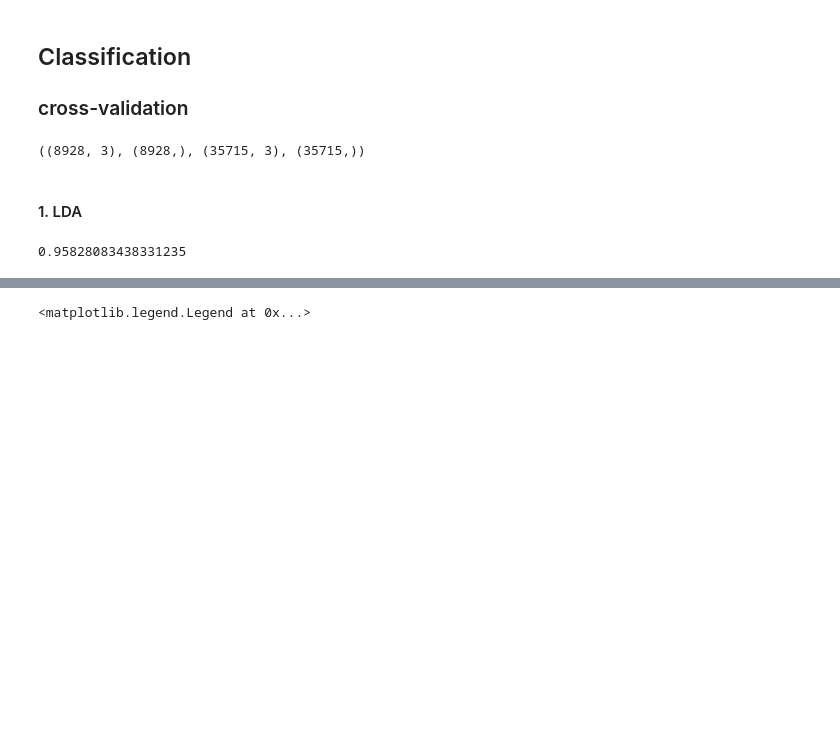
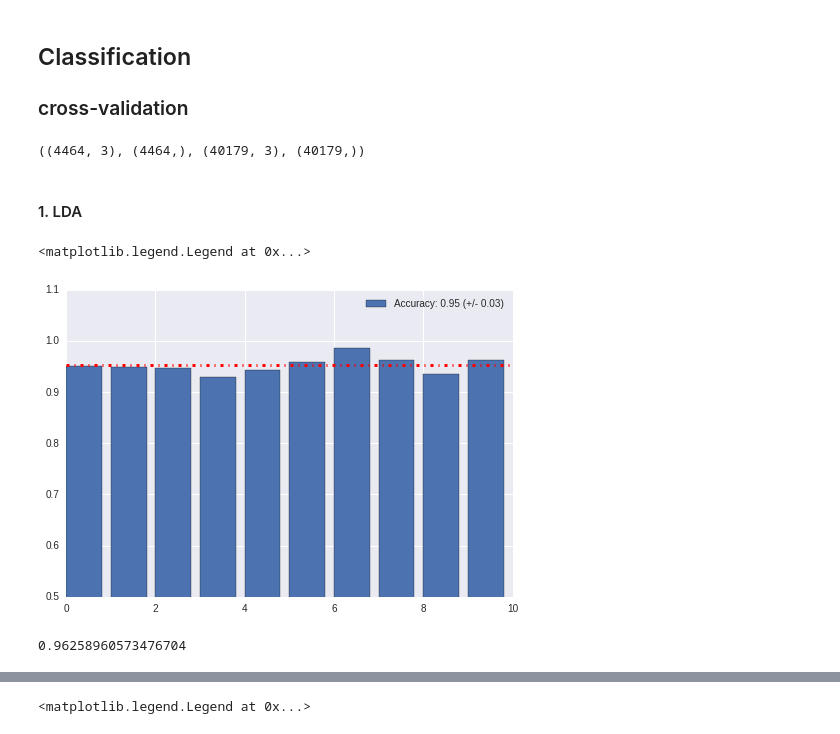
Before and after one commit to chongxi/spiketag, a Jupyter notebook: notebooks/classification-cross-validation.ipynb, the cells around one changed output, grey strips where cells are left out. Cells and saved outputs as stored; diff of their text form; code cells hidden in the pictures; blank space fills up the shorter version.

```diff
--- a/notebooks/classification-cross-validation.ipynb
+++ b/notebooks/classification-cross-validation.ipynb
@@ -53,0 +108,4 @@ lda.score(X, correct_labels)
+# %%
+S_ = S_/S_.min()
+# %%
+app.fet = S_
@@ -62,9 +213,9 @@ X = app.fet
 y = app.clu.membership
 # %%
 X_train, X_test, y_train, y_test = cross_validation.train_test_split(
-    X, y, test_size=0.8, random_state=0)
+    X, y, test_size=0.9, random_state=0)
 X_train.shape, y_train.shape, X_test.shape, y_test.shape
 # %% [output]
-((8928, 3), (8928,), (35715, 3), (35715,))
+((4464, 3), (4464,), (40179, 3), (40179,))
 # %% [markdown]
 #### 1. LDA
@@ -71,7 +238,17 @@ X_train.shape, y_train.shape, X_test.shape, y_test.shape
+# %%
+_ac_l = "Accuracy: %0.2f (+/- %0.2f)" % (scores.mean(), scores.std() * 2)
+plt.bar(np.arange(k_folds), scores, label=_ac_l)
+plt.axhline(scores.mean(),ls='-.', lw=3 ,c='r')
+ylim(0.5,1.1)
+legend(loc='best')
+# %% [output]
+<matplotlib.legend.Legend at 0x...>
+[figure, added]
 # %%
+lda = discriminant_analysis.LinearDiscriminantAnalysis(n_components=3)
 lda.fit(X_train, y_train)
 lda.score(X_test, y_test)
 # %% [output]
-0.95828083438331235
+0.96258960573476704
 # %%
 k_folds = 10
```
Also changed, not shown: parts of 54 cells of this notebook, 6 other files.
